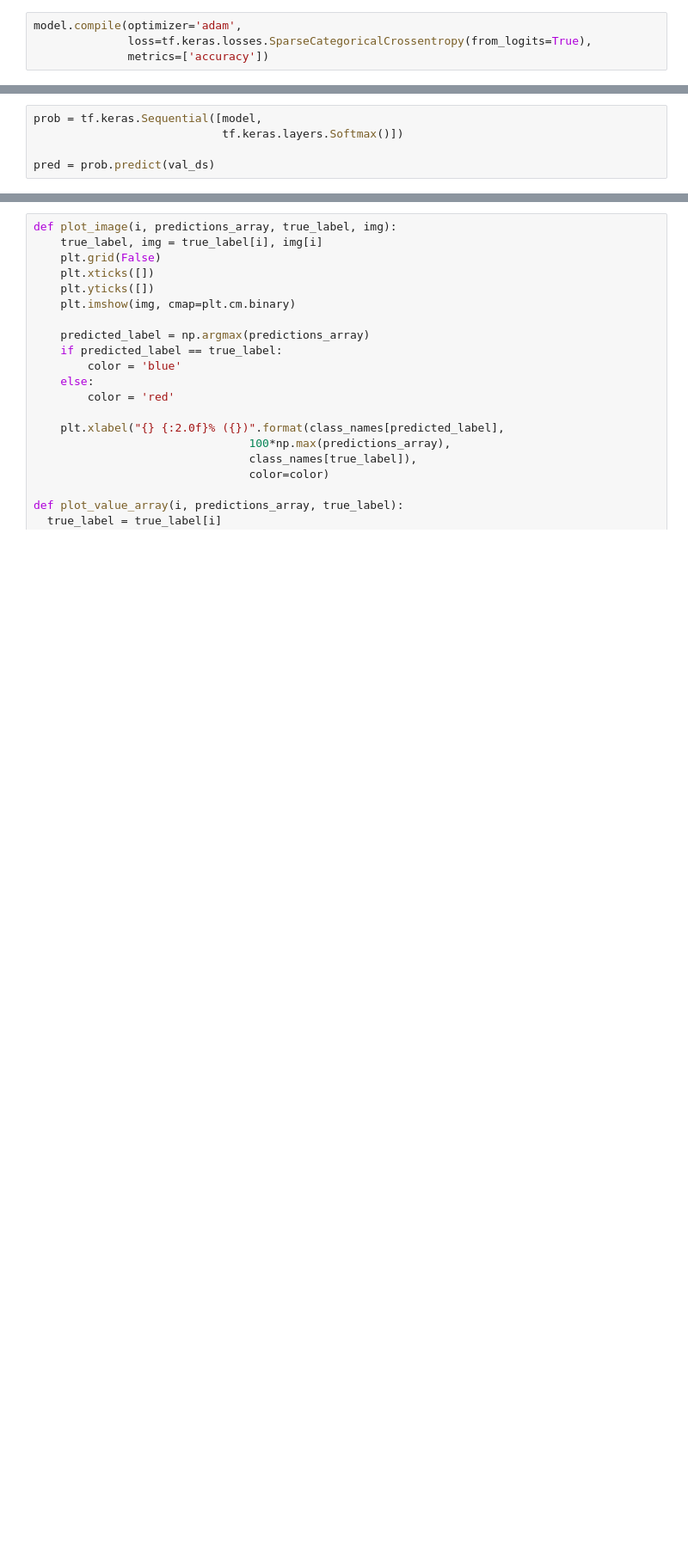
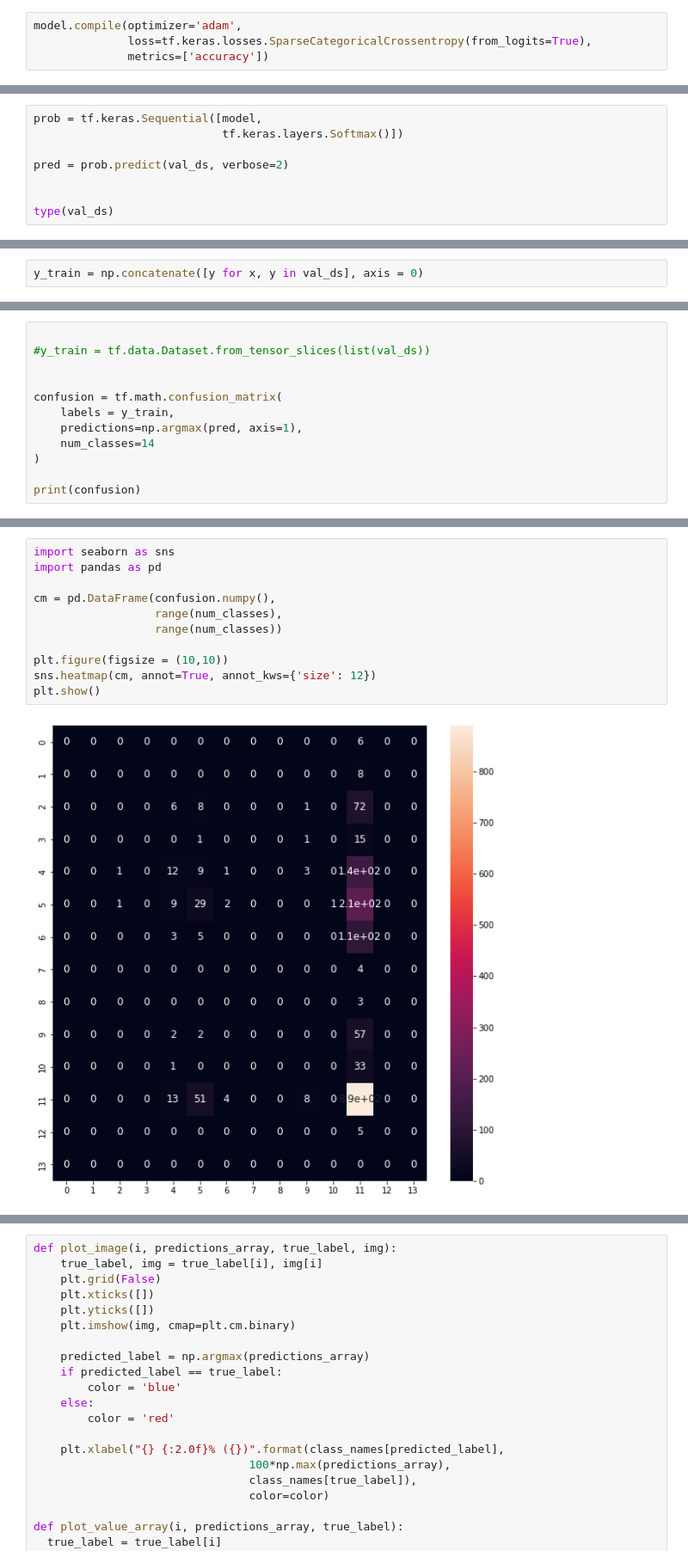
Before and after one commit to cid2rrrr/0220dbtest, a Jupyter notebook: test.ipynb, the cells around one changed output, grey strips where cells are left out. Shown at 86% size. Drawn from its saved outputs; the diff is of its cells as text; blank space fills up the shorter version.

```diff
--- a/test.ipynb
+++ b/test.ipynb
@@ -489,4 +460,7 @@ plt.show()
 prob = tf.keras.Sequential([model,
                             tf.keras.layers.Softmax()])
 
-pred = prob.predict(val_ds)
+pred = prob.predict(val_ds, verbose=2)
+
+
+type(val_ds)
@@ -496,0 +470,2 @@ class_names[np.argmax(pred[0])]
+# %%
+y_train = np.concatenate([y for x, y in val_ds], axis = 0)
@@ -496,0 +476,12 @@ class_names[np.argmax(pred[0])]
+# %%
+
+#y_train = tf.data.Dataset.from_tensor_slices(list(val_ds))
+
+
+confusion = tf.math.confusion_matrix(
+    labels = y_train,
+    predictions=np.argmax(pred, axis=1),
+    num_classes=14
+)
+
+print(confusion)
@@ -496,0 +504,13 @@ class_names[np.argmax(pred[0])]
+# %%
+import seaborn as sns
+import pandas as pd
+
+cm = pd.DataFrame(confusion.numpy(),
+                  range(num_classes),
+                  range(num_classes))
+
+plt.figure(figsize = (10,10))
+sns.heatmap(cm, annot=True, annot_kws={'size': 12})
+plt.show()
+# %% [output]
+[figure, added]
```
Also changed, not shown: parts of 37 cells of this notebook.
